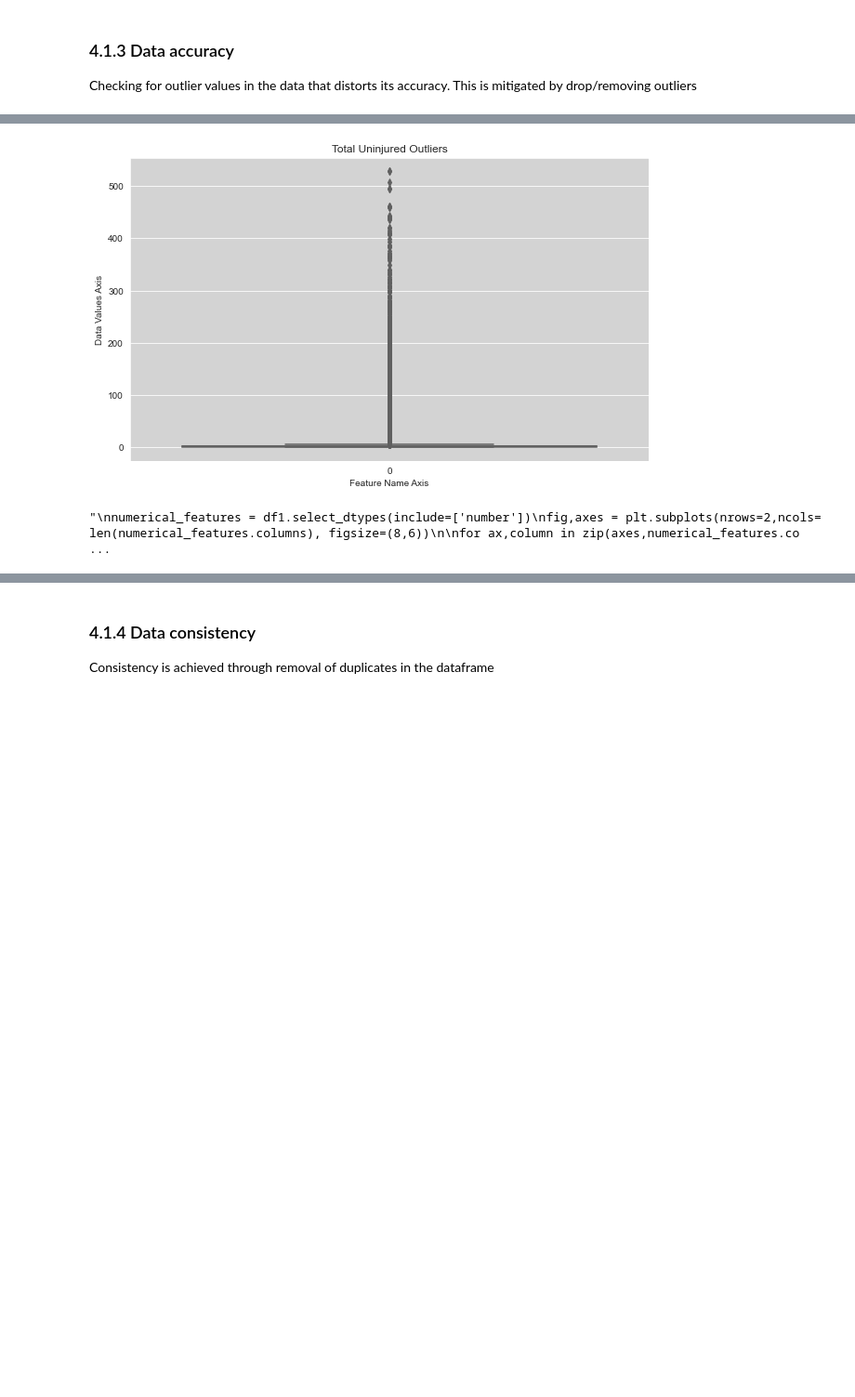
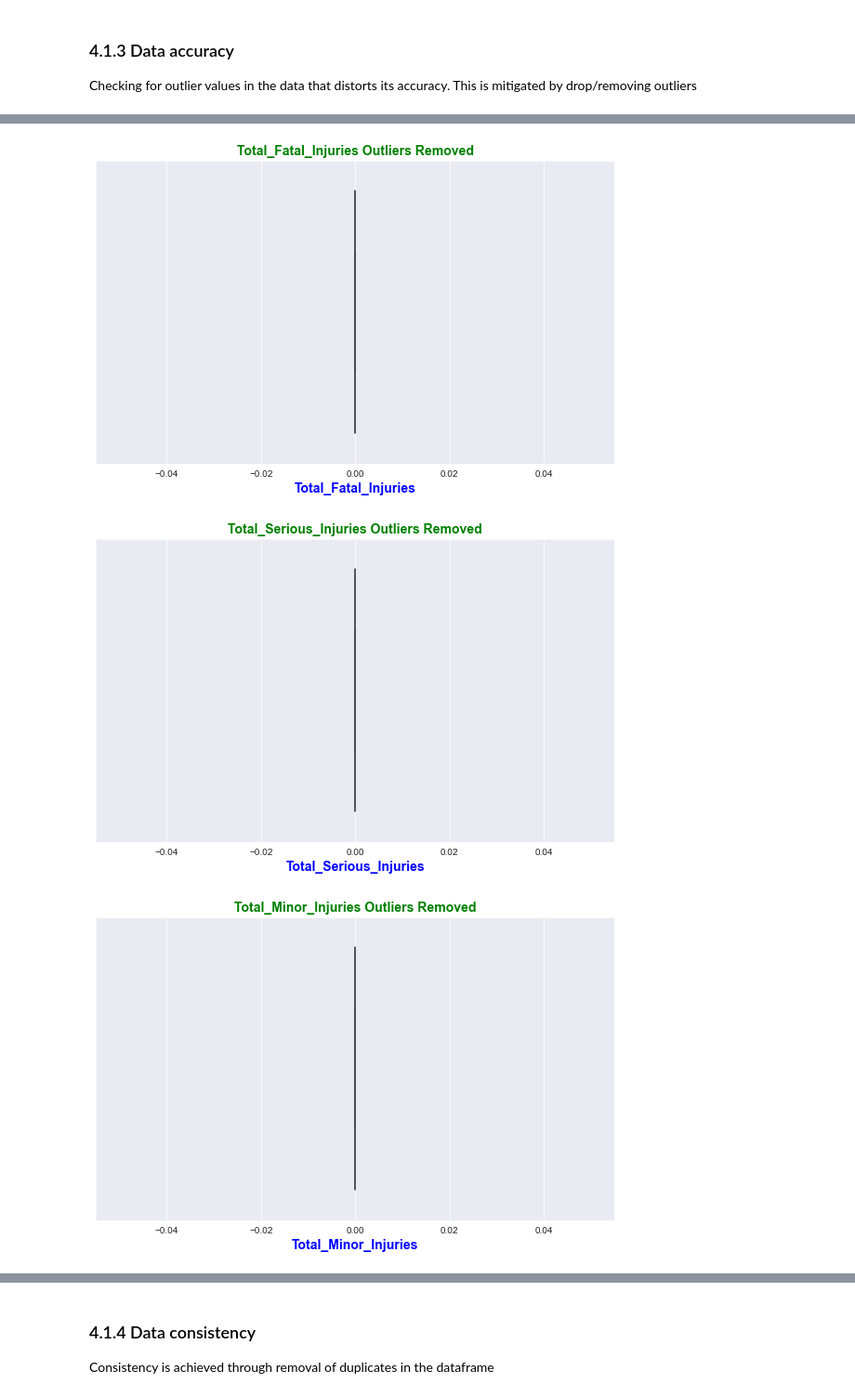
Before and after one commit to Felix-87/phase_1_project, a Jupyter notebook: project phase 1.ipynb, the cells around one changed output, grey strips where cells are left out. Shown at 93% size. Cells and saved outputs as stored; diff of their text form; code cells hidden in the pictures; blank space fills up the shorter version.

```diff
--- a/project phase 1.ipynb
+++ b/project phase 1.ipynb
@@ -391,25 +512,27 @@ plt.ylabel("Data Values Axis");
-# %%
-#Checking for outliers in total.uninjured
-plt.figure(figsize= (10, 6))
-sns.set_style('darkgrid', {'axes.facecolor': 'lightgrey'})
-sns.boxplot(data =df1['total.uninjured'], palette='Blues')
-plt.title("Total Uninjured Outliers")
-plt.xlabel("Feature Name Axis")
-plt.ylabel("Data Values Axis");
-# %% [output]
-[figure, removed]
-# %%
-'''
-numerical_features = df1.select_dtypes(include=['number'])
-fig,axes = plt.subplots(nrows=2,ncols= len(numerical_features.columns), figsize=(8,6))
-
-for ax,column in zip(axes,numerical_features.columns):
-    numerical_features.boxplot(column= column, ax=ax, color='blue')
-    ax.set_title(column)
-    ax.set_xlabel('')
-    ax.set_ylabel('')
-
-    plt.tight_layout();
-'''
-# %% [output]
-"\nnumerical_features = df1.select_dtypes(include=['number'])\nfig,axes = plt.subplots(nrows=2,ncols= len(numerical_features.columns), figsize=(8,6))\n\nfor ax,column in zip(axes,numerical_features.co ...
+# %%
+#Using interquartile range to remove the outliers
+# Loop over each feature in df1
+for feature in float_features:
+# Calculate the interquartile range (IQR)
+    Q1 = df1[feature].quantile(0.25)
+    Q3 = df1[feature].quantile(0.75)
+    IQR = Q3 - Q1
+
+# Define the lower and upper bounds for outliers
+    lower_limit = Q1 - 1.5 * IQR
+    upper_limit = Q3 + 1.5 * IQR
+
+# Filter the data to remove outliers
+    df1 = df1[(df1[feature] >= lower_limit) & (df1[feature] <= upper_limit)]
+
+# Check the boxplot again
+    plt.figure(figsize= (10,6))
+    sns.boxplot(x=df1[feature])
+
+    plt.title(f'{feature} Outliers Removed'.title(), size=14, color='green', weight='bold')
+    plt.xlabel(feature.title(), size=14, color='blue', weight='bold')
+    plt.show()
+# %% [output]
+[figure, added]
+[figure, added]
+[figure, added]
```
Also changed, not shown: parts of 72 cells of this notebook, 2 other files.
